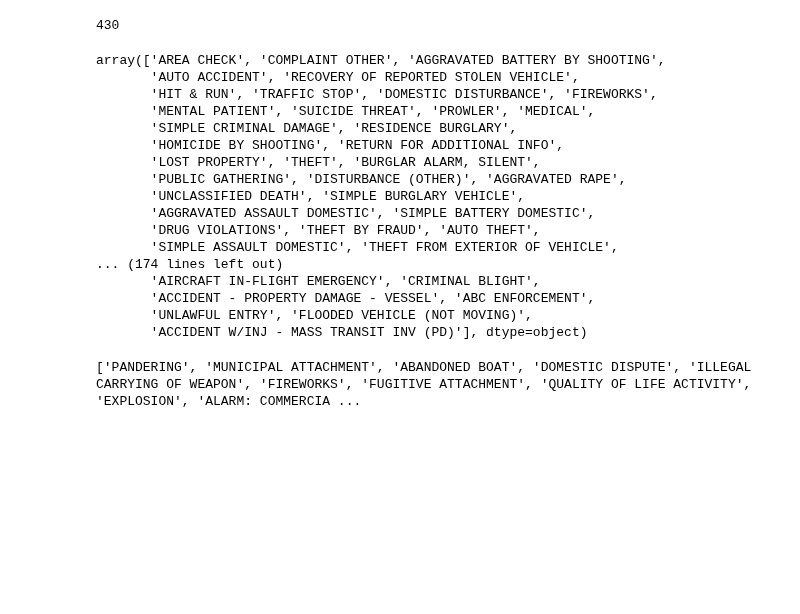
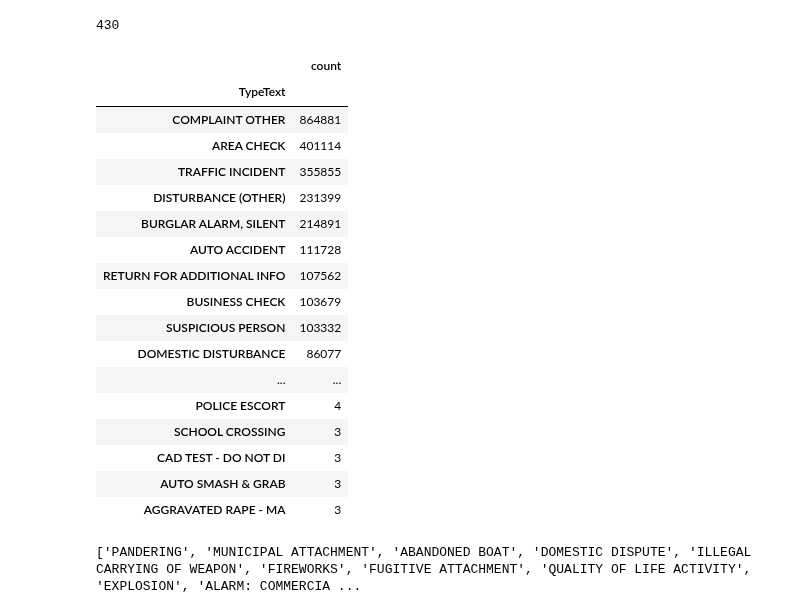
Before and after one commit to outlawhayden/weather-crime, a Jupyter notebook: notebooks/Milestone2.ipynb, the cells around one changed output. Drawn from its saved outputs; the diff is of its cells as text; code cells hidden in the pictures; blank space fills up the shorter version.

```diff
--- a/notebooks/Milestone2.ipynb
+++ b/notebooks/Milestone2.ipynb
@@ -320,25 +329,26 @@ calls_for_service["TypeText"].unique().shape[0]
 430
 # %%
 crime_types = calls_for_service["TypeText"].unique()
-crime_types
+display(calls_for_service["TypeText"].value_counts().to_frame())
 # %% [output]
-array(['AREA CHECK', 'COMPLAINT OTHER', 'AGGRAVATED BATTERY BY SHOOTING',
-       'AUTO ACCIDENT', 'RECOVERY OF REPORTED STOLEN VEHICLE',
-       'HIT & RUN', 'TRAFFIC STOP', 'DOMESTIC DISTURBANCE', 'FIREWORKS',
-       'MENTAL PATIENT', 'SUICIDE THREAT', 'PROWLER', 'MEDICAL',
-       'SIMPLE CRIMINAL DAMAGE', 'RESIDENCE BURGLARY',
-       'HOMICIDE BY SHOOTING', 'RETURN FOR ADDITIONAL INFO',
-       'LOST PROPERTY', 'THEFT', 'BURGLAR ALARM, SILENT',
-       'PUBLIC GATHERING', 'DISTURBANCE (OTHER)', 'AGGRAVATED RAPE',
-       'UNCLASSIFIED DEATH', 'SIMPLE BURGLARY VEHICLE',
-       'AGGRAVATED ASSAULT DOMESTIC', 'SIMPLE BATTERY DOMESTIC',
-       'DRUG VIOLATIONS', 'THEFT BY FRAUD', 'AUTO THEFT',
-       'SIMPLE ASSAULT DOMESTIC', 'THEFT FROM EXTERIOR OF VEHICLE',
-... (174 lines left out)
-       'AIRCRAFT IN-FLIGHT EMERGENCY', 'CRIMINAL BLIGHT',
-       'ACCIDENT - PROPERTY DAMAGE - VESSEL', 'ABC ENFORCEMENT',
-       'UNLAWFUL ENTRY', 'FLOODED VEHICLE (NOT MOVING)',
-       'ACCIDENT W/INJ - MASS TRANSIT INV (PD)'], dtype=object)
+|  | count |
+| TypeText |  |
+| COMPLAINT OTHER | 864881 |
+| AREA CHECK | 401114 |
+| TRAFFIC INCIDENT | 355855 |
+| DISTURBANCE (OTHER) | 231399 |
+| BURGLAR ALARM, SILENT | 214891 |
+| AUTO ACCIDENT | 111728 |
+| RETURN FOR ADDITIONAL INFO | 107562 |
+| BUSINESS CHECK | 103679 |
+| SUSPICIOUS PERSON | 103332 |
+| DOMESTIC DISTURBANCE | 86077 |
+| ... | ... |
+| POLICE ESCORT | 4 |
+| SCHOOL CROSSING | 3 |
+| CAD TEST - DO NOT DI | 3 |
+| AUTO SMASH & GRAB | 3 |
+| AGGRAVATED RAPE - MA | 3 |
 # %%
 # bin crimes. do not have to be discrete! one crime can be in multiple bins
 
```
Also changed, not shown: parts of 3 cells of this notebook, 1 other file.
